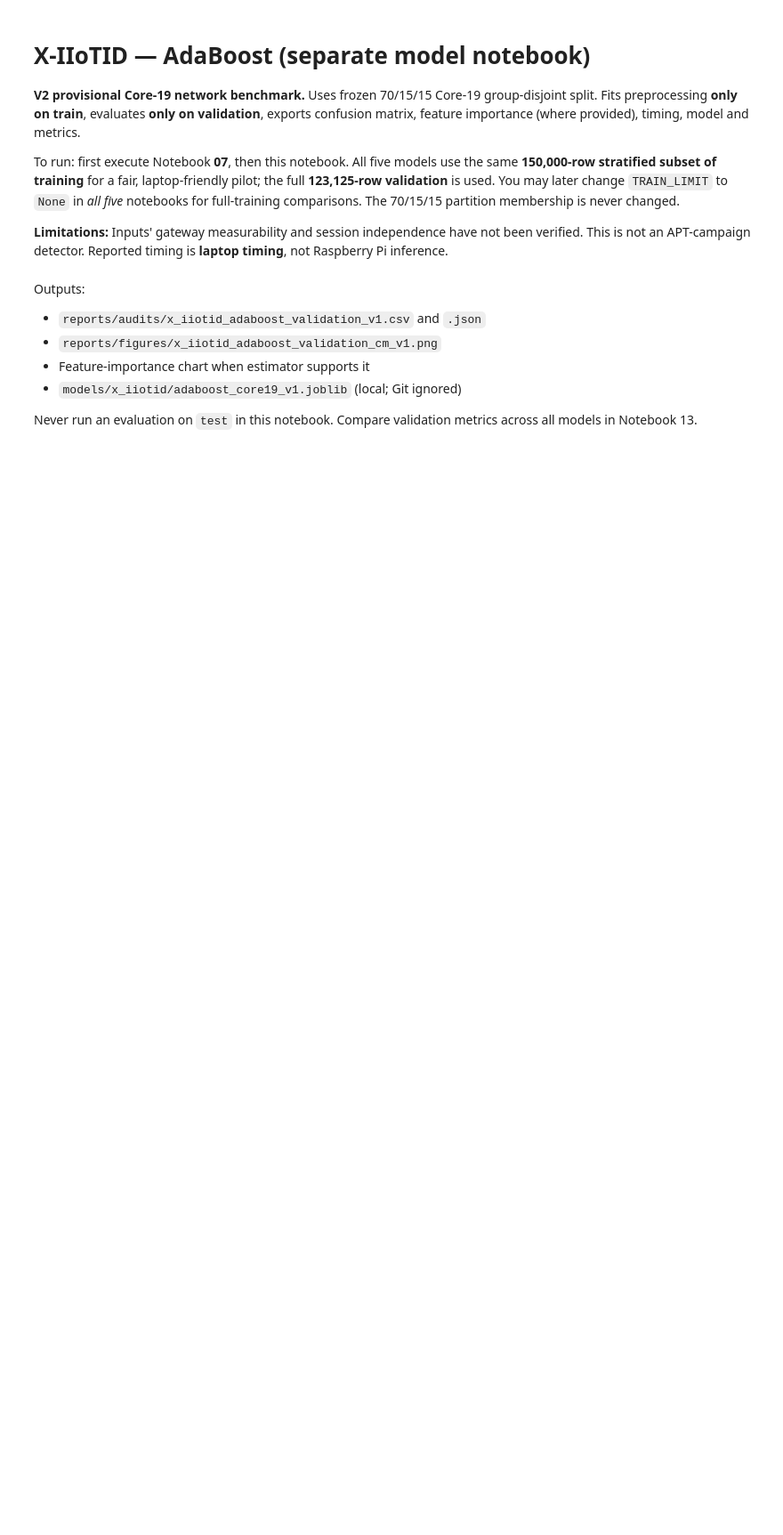
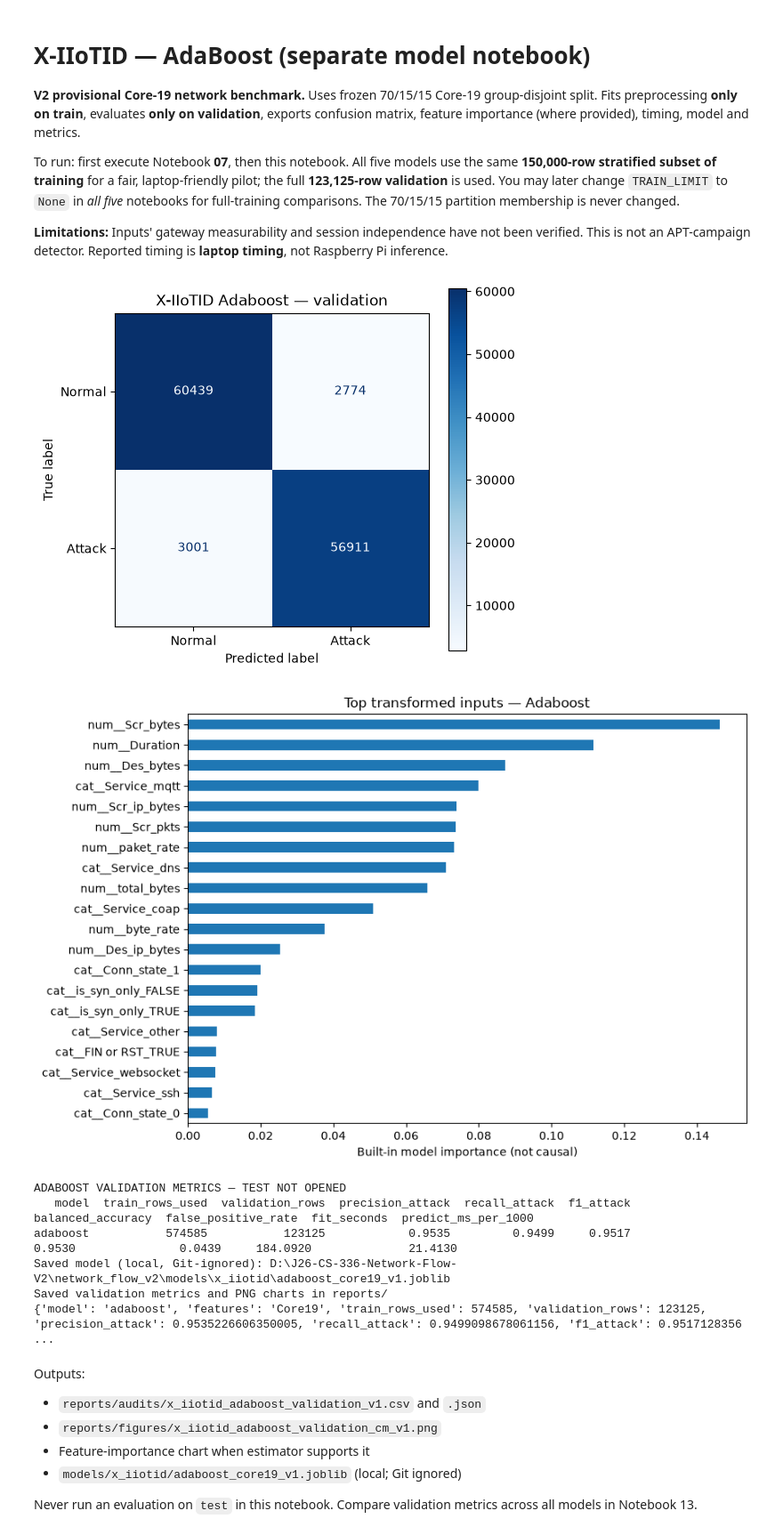
Before and after one commit to HanaSaleed/J26-CS-336, a Jupyter notebook: network_flow_v2/notebooks/x_iiotid/12_x_iiotid_adaboost.ipynb, the cells around one changed output. Shown at 89% size. Saved outputs shown, nothing was run; the diff lists cells and outputs as text; code cells hidden in the pictures; blank space fills up the shorter version.

```diff
--- a/network_flow_v2/notebooks/x_iiotid/12_x_iiotid_adaboost.ipynb
+++ b/network_flow_v2/notebooks/x_iiotid/12_x_iiotid_adaboost.ipynb
@@ -9,12 +9,33 @@ To run: first execute Notebook **07**, then this notebook. All five models use t
 # %%
 from pathlib import Path
 import sys
-ROOT=Path(r'D:\J26-CS-336-Network-Flow-V2-Git\network_flow_v2')
+
+ROOT = Path(r"D:\J26-CS-336-Network-Flow-V2\network_flow_v2")
 assert ROOT.is_dir(), ROOT
-sys.path.insert(0,str(ROOT/'src'))
+
+if str(ROOT / "src") not in sys.path:
+    sys.path.insert(0, str(ROOT / "src"))
+
 from x_iiotid_model_runner import execute
-TRAIN_LIMIT=150_000  # identical for all five pilot notebooks; None = all 574,585 training rows
-metrics=execute(ROOT,'adaboost',train_limit=TRAIN_LIMIT)
+
+TRAIN_LIMIT = None
+
+metrics = execute(
+    ROOT,
+    "adaboost",
+    train_limit=TRAIN_LIMIT
+)
+
+print(metrics)
+# %% [output]
+[figure, added]
+[figure, added]
+ADABOOST VALIDATION METRICS — TEST NOT OPENED
+   model  train_rows_used  validation_rows  precision_attack  recall_attack  f1_attack  balanced_accuracy  false_positive_rate  fit_seconds  predict_ms_per_1000
+adaboost           574585           123125            0.9535         0.9499     0.9517             0.9530               0.0439     184.0920              21.4130
+Saved model (local, Git-ignored): D:\J26-CS-336-Network-Flow-V2\network_flow_v2\models\x_iiotid\adaboost_core19_v1.joblib
+Saved validation metrics and PNG charts in reports/
+{'model': 'adaboost', 'features': 'Core19', 'train_rows_used': 574585, 'validation_rows': 123125, 'precision_attack': 0.9535226606350005, 'recall_attack': 0.9499098678061156, 'f1_attack': 0.9517128356 ...
 # %% [markdown]
 Outputs:
 - `reports/audits/x_iiotid_adaboost_validation_v1.csv` and `.json`
```
Also changed, not shown: 23 other files.
